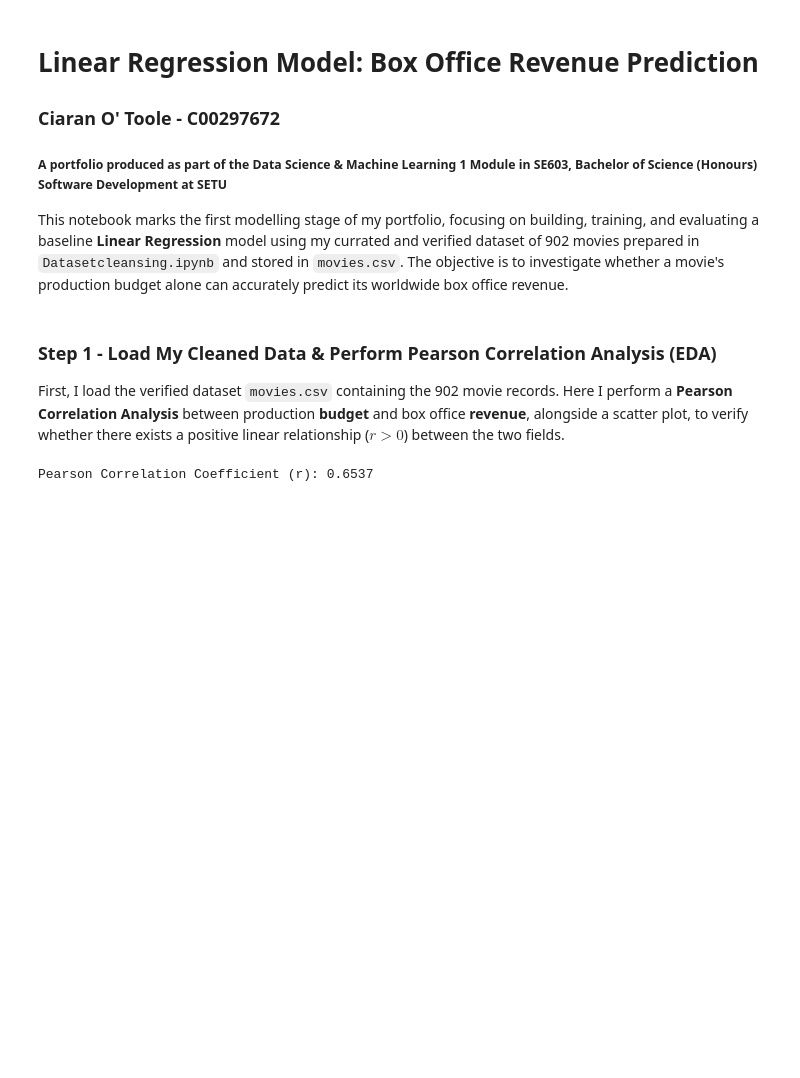
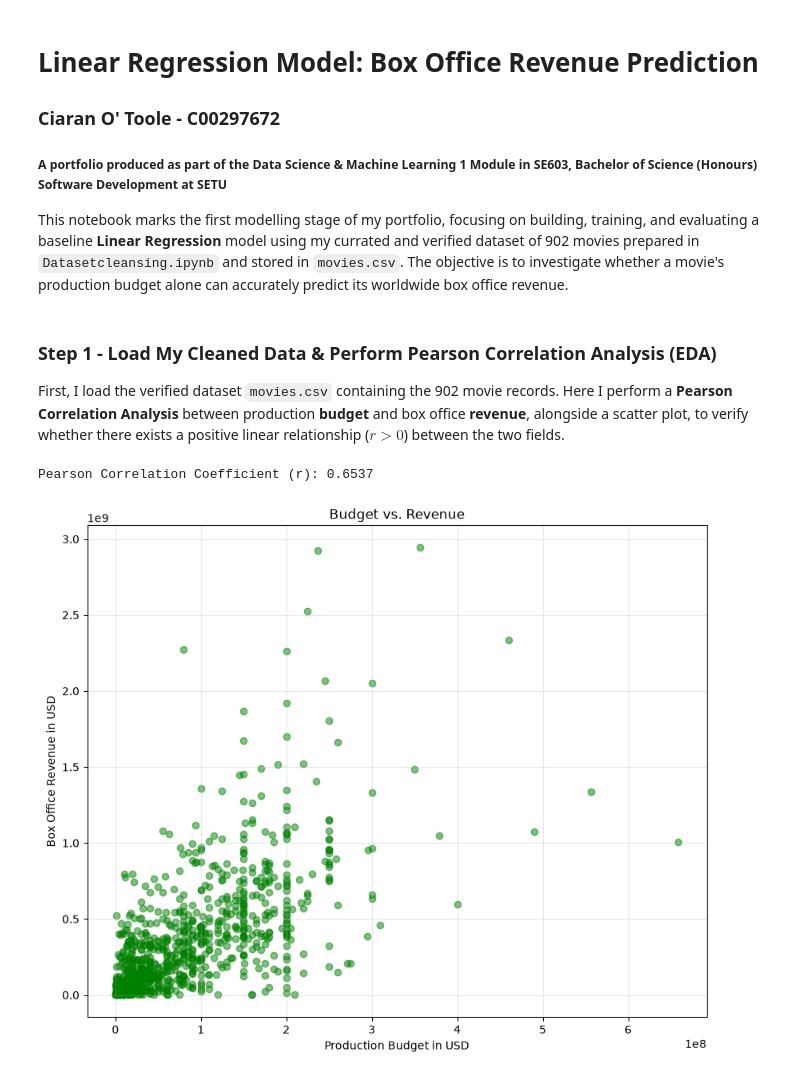
Before and after one commit to phqsmophobia/Data-Science-Portfolio-On-Movies, a Jupyter notebook: LinearRegression.ipynb, the cells around one changed output. Cells and saved outputs as stored; diff of their text form; code cells hidden in the pictures; blank space fills up the shorter version.

Commit message:
budget vs. revenue trendline & graph

```diff
--- a/LinearRegression.ipynb
+++ b/LinearRegression.ipynb
@@ -19,10 +20,12 @@ print(f"Pearson Correlation Coefficient (r): {correlation:.4f}")
 # %% [output]
 Pearson Correlation Coefficient (r): 0.6537
 # %%
-plot.figure(figsize=(9, 5))
-plot.scatter(movies["budget"], movies["revenue"], alpha=0.5, color="steelblue")
-plot.title("Budget vs. Box Office Revenue (902 Verified Movies)")
-plot.xlabel("Production Budget ($)")
-plot.ylabel("Box Office Revenue ($)")
+plot.figure(figsize=(10, 8))
+plot.scatter(movies["budget"], movies["revenue"], alpha=0.5, color="green")
+plot.title("Budget vs. Revenue")
+plot.xlabel("Production Budget in USD")
+plot.ylabel("Box Office Revenue in USD")
 plot.grid(True, alpha=0.3)
 plot.show()
+# %% [output]
+[figure, added]
```
Also changed, not shown: parts of 3 cells of this notebook.
